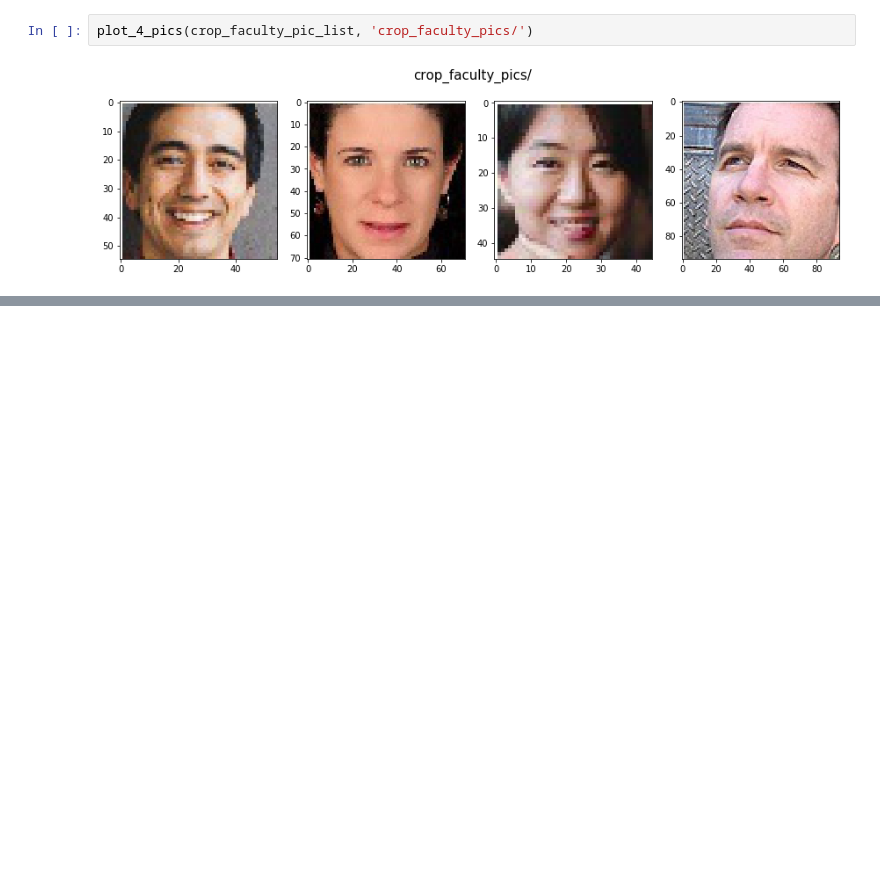
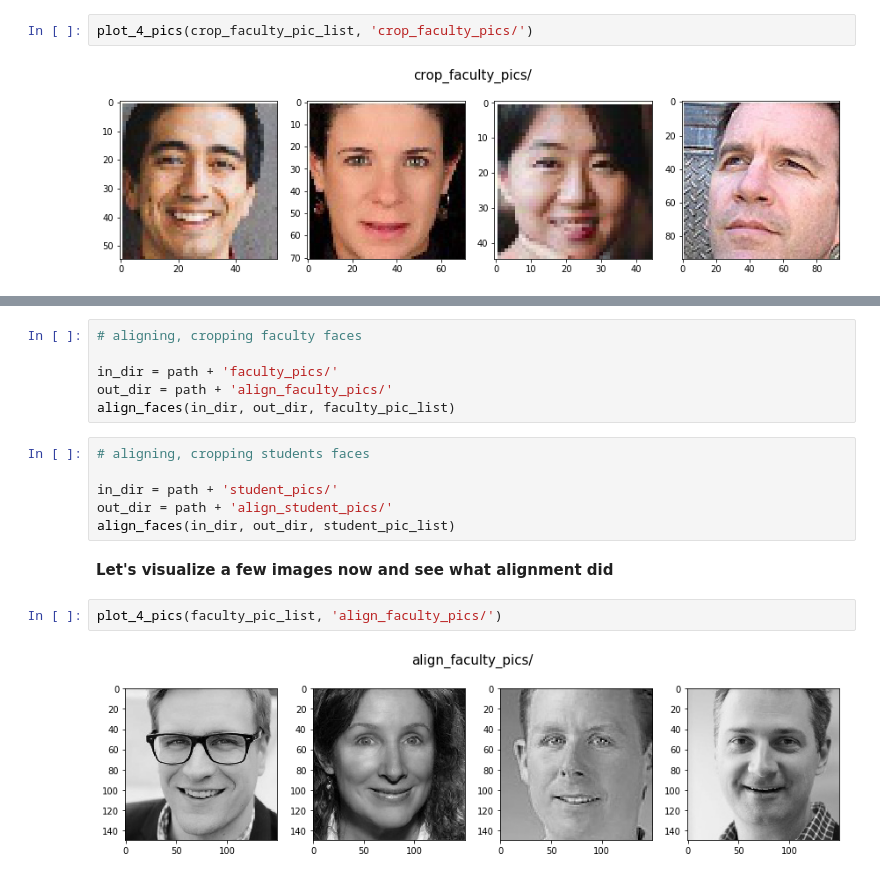
Before and after one commit to groverpr/Machine-Learning, a Jupyter notebook: eigenfaces.ipynb, the cells around one changed output, grey strips where cells are left out. Drawn from its saved outputs; the diff is of its cells as text; blank space fills up the shorter version.

Commit message:
more eigen face work

```diff
--- a/eigenfaces.ipynb
+++ b/eigenfaces.ipynb
@@ -178,0 +235,18 @@ Eigen faces would give good results without aligning faces
+# %%
+# aligning, cropping faculty faces
+
+in_dir = path + 'faculty_pics/'
+out_dir = path + 'align_faculty_pics/'
+align_faces(in_dir, out_dir, faculty_pic_list)
+# %%
+# aligning, cropping students faces
+
+in_dir = path + 'student_pics/'
+out_dir = path + 'align_student_pics/'
+align_faces(in_dir, out_dir, student_pic_list)
+# %% [markdown]
+**Let's visualize a few images now and see what alignment did**
+# %%
+plot_4_pics(faculty_pic_list, 'align_faculty_pics/')
+# %% [output]
+[figure, added]
```
Also changed, not shown: parts of 28 cells of this notebook.
